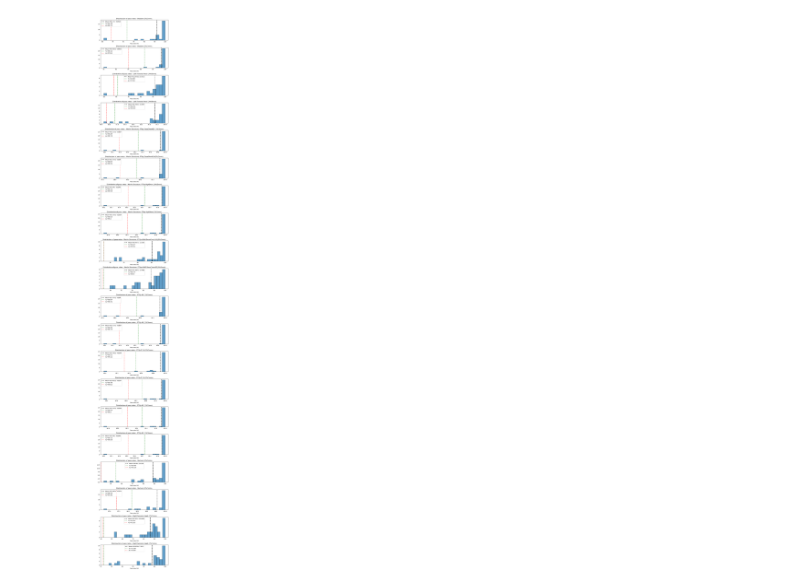
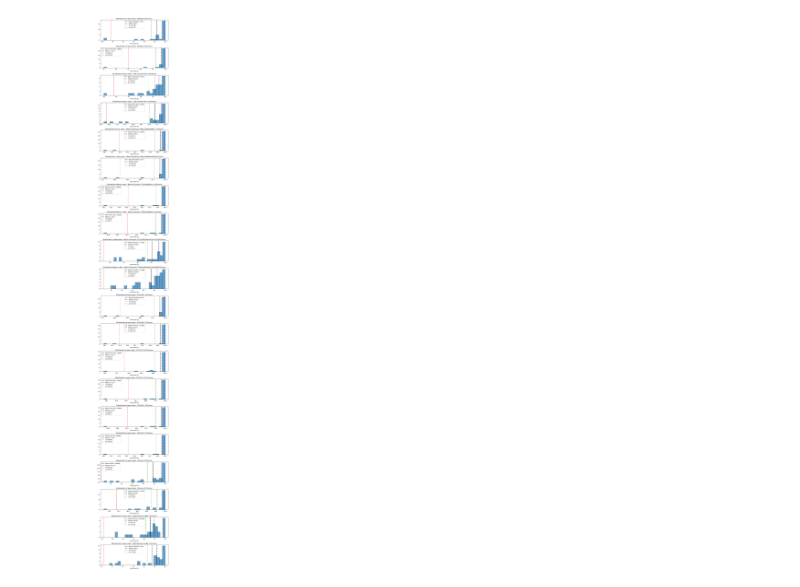
Before and after one commit to gift-i/action-and-tolerance-limits, a Jupyter notebook: GI_local_gamma_notebook.ipynb, the cells around one changed output. Saved outputs shown, nothing was run; the diff lists cells and outputs as text; code cells hidden in the pictures.

Commit message:
correcting the TL calculations, adding more comments and adding median

```diff
--- a/GI_local_gamma_notebook.ipynb
+++ b/GI_local_gamma_notebook.ipynb
@@ -17,6 +17,7 @@ def extract_structure(desc):
 # TL and AL calculation function
 def calc_TL_AL(values, beta=6.0, T=100):
     x = np.array(values)
+    x.sort()  # sort the values in ascending order (Important!!)
 
     # establish variables
     n = len(x)
@@ -25,9 +26,8 @@ def calc_TL_AL(values, beta=6.0, T=100):
 
     # Tolerance Limit (TL)
     #TL = x_bar - 2.660 * ((1 / (n - 1)) * np.sum(np.abs(x[1:] - x[:-1])))
-    #TL = x_bar - 2.660 * (1 / (n - 1)) * sum(abs(x[i] - x[i-1]) for i in range(1, n)) #NOTE this does not change the results. This makes more sense to me though so i will keep this
-    TL = x_bar - 2.660 * (1 / (n - 1)) * sum(abs(x[i] - x[i-1]) for i in range(2, n))
-    #NOTE assuming the equation in the book is also zero counting
+    TL = x_bar - 2.660 * (1 / (n - 1)) * sum(abs(x[i] - x[i-1]) for i in range(1, n)) #NOTE this does not change the results. This makes more sense to me though so i will keep this
+
     # Action Limit (AL)
     AL = 100 - ((beta * (np.sqrt(variance + ((x_bar - T)**2)))) / 2)
 
@@ -35,8 +35,9 @@ def calc_TL_AL(values, beta=6.0, T=100):
 
 #NOTE x will be the %GP rates for each organ to be considered
 
-# load the patient data
-filepath = r'C:\Users\slaar\Desktop\project\PatResults\PatResults'
+# loading the patient data
+filepath = r'C:\Users\slaar\Desktop\project\PatResults\PatResults' #NOTE filepath is the directory where each patient's PatResults-Eval_###.json file is stored.
+results_path = r'C:\Users\slaar\Desktop\project\pinnacle_RS_comparison\\' #NOTE results_path is the directory where the results will be stored.
 
 # store the patient data
 patients_data = {}
@@ -58,36 +59,40 @@ for patient in os.listdir(filepath):
                 })
         patients_data[patient] = reduced_data
 
-#NOTE folder configuration: filepath -> patient -> patient_folder -> json_file
 #NOTE for each patient there is only one json_file which contains the patientID and information of the structure and its pass rate
 #NOTE extract the json file information into data
 #NOTE for each item in data, you extract the dictionary (with keys: patientID, Description and pass_rate) and append it to the list reduced_data
-#NOTE reduced_data is the added to th patients_data dictionary with patient as the key and reduced_data as the values (the data in he )
-#NOTE There are 20 structures in total.
+#NOTE reduced_data is the added to the patients_data dictionary with patient as the key and reduced_data as the values (with these patients, there are 20 strucutres)
+
 
 # flatten into a dataframe for easy manipulation
 df_list = []
 for patient, entries in patients_data.items():
     #print(entries) #NOTE this will output the list of dictionaries for each patient
     df = pd.DataFrame(entries)
-    #print(df)  #NOTE df makes a table for each patient: first column is the index, 2nd is the patient ID name (the same for each table), 3rd is the decription of each structure (structure is different) and the 4th is the pass rate
+    #NOTE df makes a table for each patient: first column is the index, 2nd is the patient ID name (the same for each table), 3rd is the decription of each structure (structure is different) and the 4th is the pass rate
     df_list.append(df)
 
 #NOTE df_list is a list of tables from df.
 
+
 patients_df = pd.concat(df_list, ignore_index=True)
 patients_df["structure"] = patients_df["Description"].apply(extract_structure)
-# patients_df.to_csv(r"C:\Users\slaar\Desktop\project\30_patients_info_local.csv", index=False)
+# patients_df.to_csv(r'<*>', index=False) # * = put desired file directory here to save the patients_df as a csv file
+
 #NOTE patients_df combines all the patients data into one table
 #NOTE .apply(extract_structure) performs the function in the dataframe. the parameter of the function is patients_df['Description']
 #NOTE so, first row (title row): patientID, Description, pass rate, structure
 
+
 patients_df_2 = patients_df.pivot(index="patientID", columns="structure", values="pass_rate")
 patients_df_2.reset_index(inplace=True)
 patients_df_2.columns.name = None
-#patients_df_2.to_csv(r"C:\Users\slaar\Desktop\project\30_patients_info_local_2_first_attempt.csv", index=False)
+patients_df_2.to_csv(results_path+"30_pn_pros_with_stats_patients_df_2.csv", index=False)
+
 #NOTE patients_df_2's columns are patient1D, structure1, structure2, structure3, ... strucure20
 #NOTE pivot table arrange the patients_df in this way
+
 
 results = []
 for col in patients_df_2.columns[1:]: #NOTE ignoring the file patientID column
@@ -99,47 +104,55 @@ for col in patients_df_2.columns[1:]: #NOTE ignoring the file patientID column
                     "tolerance_limit": TL,
                     "action_limit": AL
                    })
+
 #NOTE results is a 20-items-long list of dictionaries, with each dictionary having a specific structures AL and TL
+
 
 #store results
 results_df = pd.DataFrame(results, columns=["structure", "tolerance_limit", "action_limit"]).round(5)
-#results_df.to_csv(r"C:\Users\slaar\Desktop\project\30_patients_results_local.csv", index=False)
-#NOTE results_df is the tabulated form of results. It has been saved on my device already
+results_df.to_csv(results_path+"30_pn_pros_with_stats_results_df.csv", index=False)
+
+#NOTE results_df is the tabulated form of results
+
 
 structures_df = patients_df_2.drop(columns=['patientID']) #NOTE removes the patientID column
-#structures_df.to_csv(r"C:\Users\slaar\Desktop\project\30_patients_structures_df_local.csv", index=False)
+structures_df.to_csv(results_path+"30_pn_pros_with_stats_structures_df_local.csv", index=False)
 TL_dict = dict(zip(results_df['structure'], results_df['tolerance_limit']))
 AL_dict = dict(zip(results_df['structure'], results_df['action_limit']))
+
 #NOTE zip combines columns of the results_df together
 #NOTE drop removed the column 'patientID'
 
-#NOTE plotting the histogram data
 
+#plotting the histogram data
 fig, axes = plt.subplots(len(structures_df.columns),1,figsize=(8, 3*len(structures_df.columns)))
+
+stats = [['structure', 'mean', 'std', 'median']]
+#NOTE to prepare a table for the mean, std and median for each structure
 
 for ax, col in zip(axes, structures_df.columns):
     data=structures_df[col]
-    mean, sigma = np.mean(data), np.std(data, ddof=1)
-
+    mean, sigma, median = np.mean(data), np.std(data, ddof=1), np.median(data)
+    stats.append([col, np.round(mean, 4), np.round(sigma, 4), np.round(median, 4)])
     # histogram of the pass rates
     ax.hist(data, bins=20, alpha=0.7, edgecolor='black')
     # add mean measurement value line
     ax.axvline(mean, color='black', linestyle='dashed', linewidth=2, label=f'Mean={round(mean,4)}± {round(sigma, 4)}')
-    #ax.text(0.02, 0.95,f'Mean: {round(mean,2)}± {round(sigma, 2)}', ha='left', va='top', transform=ax.transAxes)
+    ax.axvline(median, color='navy', linestyle='dashed', linewidth=2, label=f'Median={round(median,4)}')
 
     # add tl and al as vertical lines
     ax.axvline(TL_dict[col], color='green', linestyle='dotted', linewidth=2, label=f'TL={round(TL_dict[col],3)}')
     ax.axvline(AL_dict[col], color='red', linestyle='dotted', linewidth=2, label=f'AL={round(AL_dict[col],3)}')
     ax.set_title(f'Distribution of pass rates - {col}')
     ax.set_xlabel('Pass rate (%)')
     ax.legend()
 
+stats_df = pd.DataFrame(stats[1:], columns=stats[0])
+stats_df.to_csv(results_path+"30_pn_pros_with_stats.csv", index=False)
+
 plt.tight_layout()
-#plt.savefig(r'no_change_to_function.png')
-#plt.savefig(r'summation_change_to_function.png')
-#plt.savefig(r'summation_and_for_i_in_range_2_n_change_to_function.png')
-#NOTE checking whether the equation is zero counting, i changed the for loop in the summation calculation in TL to
+plt.savefig(results_path+'histograms.png')
 
 #plt.show()
 # %% [output]
-[figure, old version]
+[figure, new version]
```
